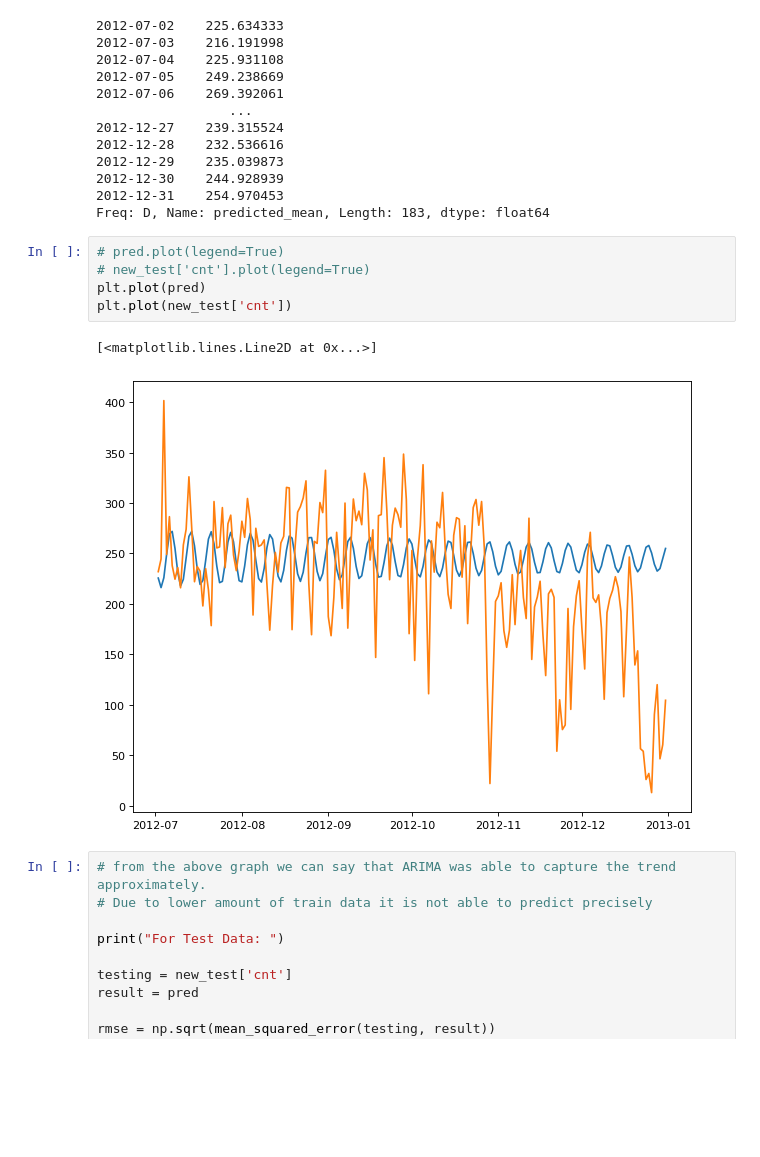
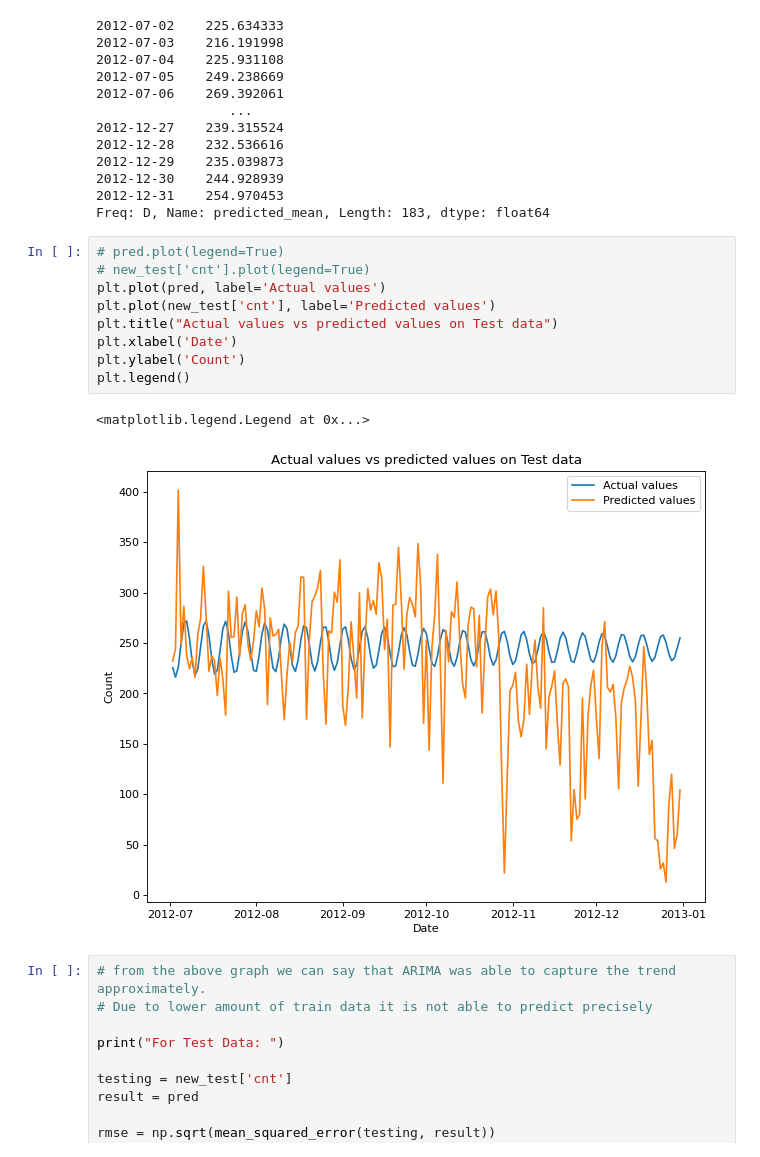
Before and after one commit to AkashM006/Bike-sharing-prediction, a Jupyter notebook: project.ipynb, the cells around one changed output. Cells and saved outputs as stored; diff of their text form; blank space fills up the shorter version.

```diff
--- a/project.ipynb
+++ b/project.ipynb
@@ -650,11 +681,15 @@ Freq: D, Name: predicted_mean, Length: 183, dtype: float64
 # %%
 # pred.plot(legend=True)
 # new_test['cnt'].plot(legend=True)
-plt.plot(pred)
-plt.plot(new_test['cnt'])
+plt.plot(pred, label='Actual values')
+plt.plot(new_test['cnt'], label='Predicted values')
+plt.title("Actual values vs predicted values on Test data")
+plt.xlabel('Date')
+plt.ylabel('Count')
+plt.legend()
 # %% [output]
-[<matplotlib.lines.Line2D at 0x...>]
+<matplotlib.legend.Legend at 0x...>
-[figure, old version]
+[figure, new version]
 # %%
 # from the above graph we can say that ARIMA was able to capture the trend approximately.
 # Due to lower amount of train data it is not able to predict precisely
```
Also changed, not shown: parts of 42 cells of this notebook.
